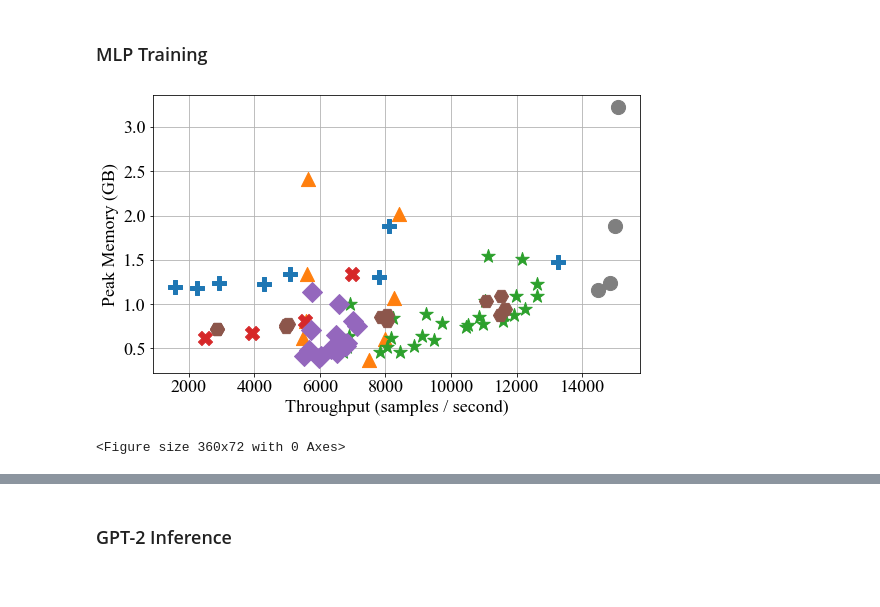
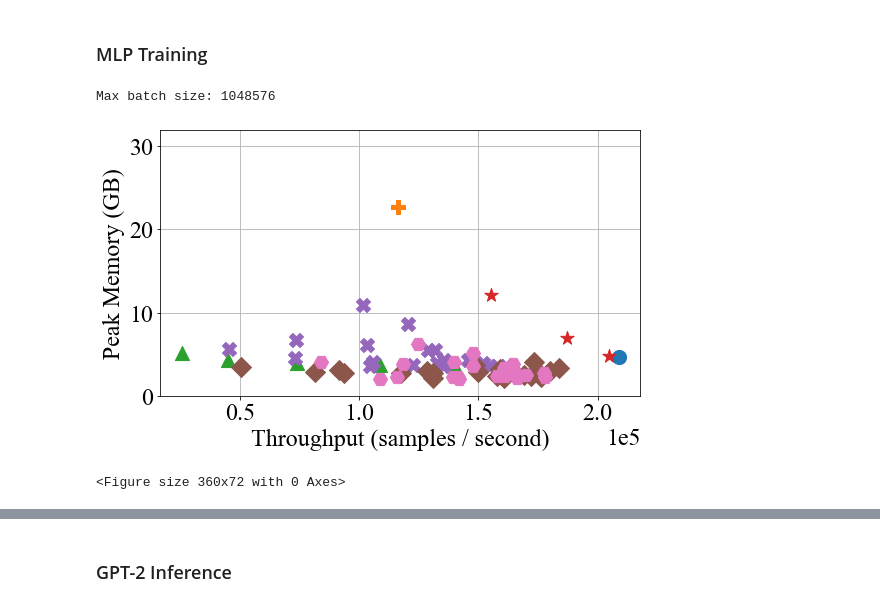
Before and after one commit to microsoft/dist-ir, a Jupyter notebook: notebooks/mlsys22_results.ipynb, the cells around one changed output, grey strips where cells are left out. Cells and saved outputs as stored; diff of their text form; code cells hidden in the pictures.

```diff
--- a/notebooks/mlsys22_results.ipynb
+++ b/notebooks/mlsys22_results.ipynb
@@ -303,9 +872,26 @@ plot_optimal_configurations(
 ## Memory usage vs throughput / latency
 # %%
 def plot_memory_usage_vs_metric(
-    simulation_filename, metric, xlabel, ylabel, output_filename, legend_output_filename=None
+    simulation_filename,
+    model_size,
+    min_batch_size,
+    metric,
+    xlabel,
+    ylabel,
+    output_filename,
+    legend_output_filename=None,
+    batch_size=None,
 ):
+    plt.rc('xtick', labelsize=24)
+    plt.rc('ytick', labelsize=24)
+    plt.rc('axes', labelsize=24)
     df = pd.read_csv(simulation_filename)
+    df = df[df["model_size"] == model_size]
+    df = df[df["peak_memory"] <= 32 * 1e9]
+    df = df[df["batch_size"] >= (min_batch_size / 2)]
+    print(f"Max batch size: {max(df['batch_size'].unique())}")
+    if batch_size is not None:
+        df = df[df["batch_size"] == batch_size]
     parallelism_styles = [
         get_parallelism_style(dp, hp, pp)
         for (dp, hp, pp) in df[["dp_degree", "hp_degree", "pp_degree"]].values
@@ -313,7 +899,6 @@ def plot_memory_usage_vs_metric(
     df["parallelism_style"] = parallelism_styles
     markers = ["o", "P", "^", "*", "X", "D", "H", "s"]
     colors = [
-        "#7f7f7f",  # middle gray
         "#1f77b4",  # muted blue
         "#ff7f0e",  # safety orange
         "#2ca02c",  # cooked asparagus green
@@ -321,11 +906,11 @@ def plot_memory_usage_vs_metric(
         "#9467bd",  # muted purple
         "#8c564b",  # chestnut brown
         "#e377c2",  # raspberry yogurt pink
+        "#7f7f7f",  # middle gray
         # "#bcbd22",  # curry yellow-green
         # "#17becf",  # blue-teal
     ]
     parallelism_styles = [
-        "Base",
         "D",
         "T",
         "P",
@@ -337,6 +922,7 @@ def plot_memory_usage_vs_metric(
     lines = []
     fig = pylab.figure(figsize=(8, 5))
     ax = fig.add_subplot(111)
+    ax.ticklabel_format(axis="x", style="sci", scilimits=(0, 0))
     figlegend = pylab.figure(figsize=(5, 1))
     for (parallelism_style, marker, color) in zip(parallelism_styles, markers, colors):
         lines.append(
@@ -351,6 +937,7 @@ def plot_memory_usage_vs_metric(
             )
         )
     ax.grid(zorder=0)
+    ax.set_ylim(0, 32)
     ax.set_xlabel(xlabel)
     ax.set_ylabel(ylabel)
     fig.tight_layout()
@@ -369,15 +956,19 @@ def plot_memory_usage_vs_metric(
 # %% [markdown]
 ### MLP Training
 # %%
-simulation_filename = "~/Downloads/mlp_grid_search_results_simulation_v100.csv"
+simulation_filename = "~/Downloads/mlp_dgx_simulated_grid_search_results_v2.csv"
 plot_memory_usage_vs_metric(
     simulation_filename,
+    "mlp-small",
+    0,
     "throughput",
     "Throughput (samples / second)",
     "Peak Memory (GB)",
-    os.path.join(FIGURES_DIR, "mlp_training_memory_vs_throughput.pdf"),
+    os.path.join(FIGURES_DIR, "mlp-small_memory_vs_throughput.pdf"),
     os.path.join(FIGURES_DIR, "mlp_training_memory_vs_throughput_legend.pdf"),
+    65536,
 )
 # %% [output]
+Max batch size: 1048576
-[figure, old version]
+[figure, new version]
-<Figure size 360x72 with 0 Axes>
+<Figure size 360x72 with 0 Axes>
```
Also changed, not shown: parts of 27 cells of this notebook.
